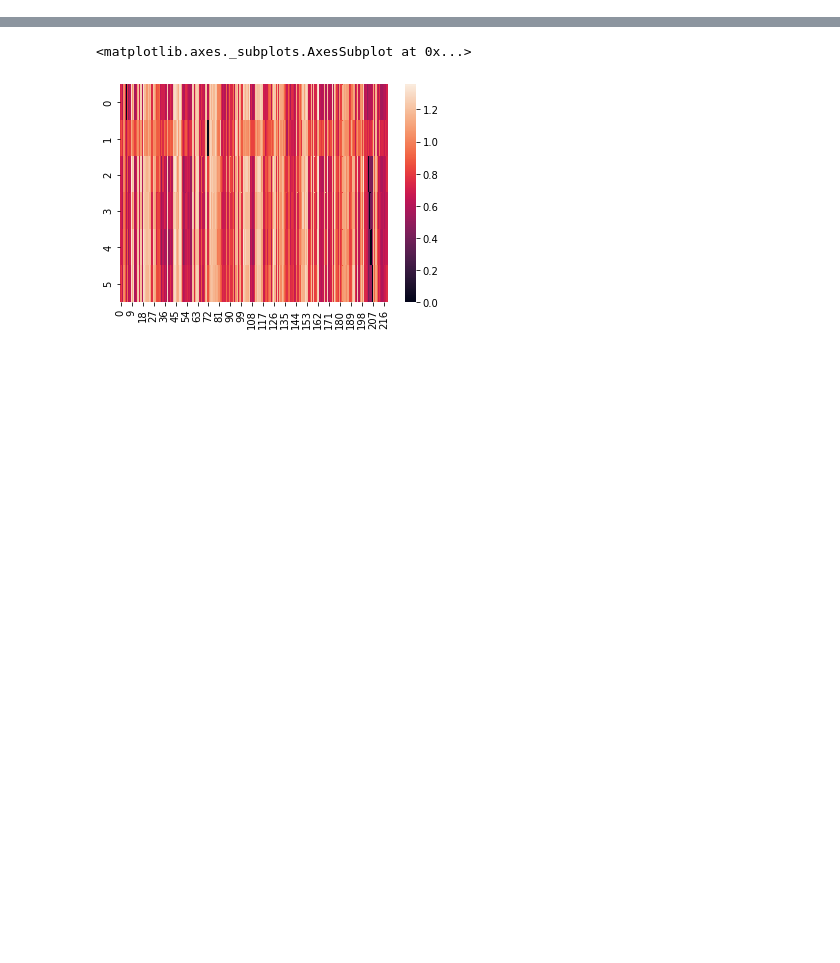
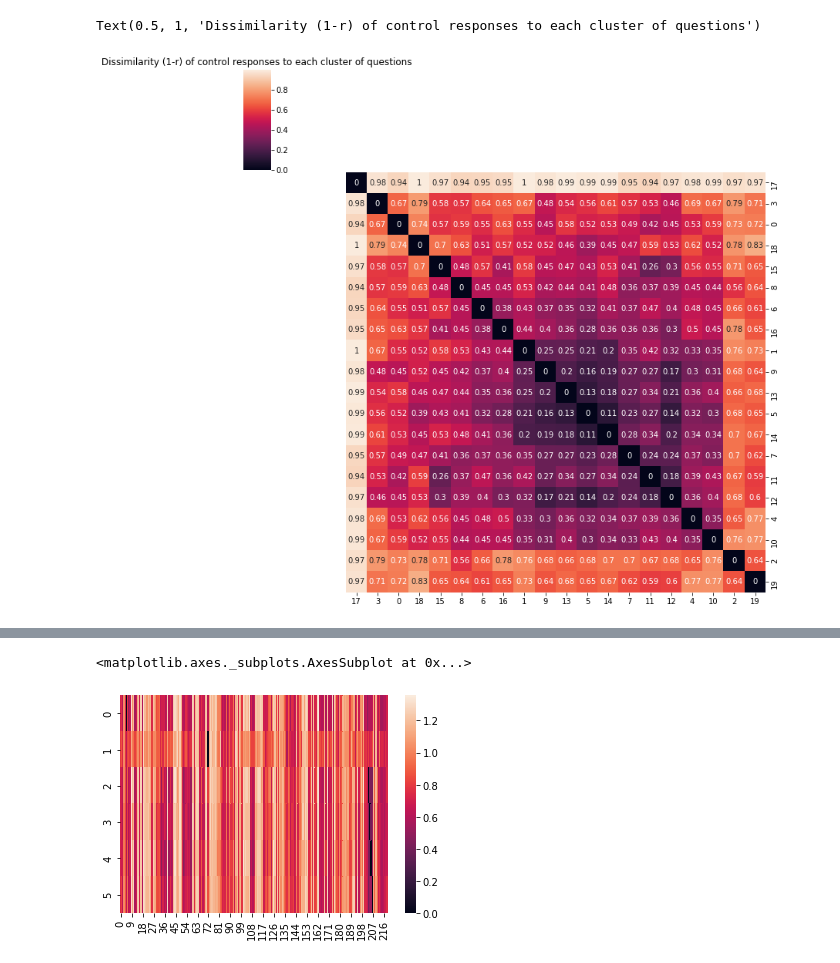
Before and after one commit to ericabusch/RDM_resources, a Jupyter notebook: RDMs.ipynb, the cells around one changed output, grey strips where cells are left out. Saved outputs shown, nothing was run; the diff lists cells and outputs as text; code cells hidden in the pictures; blank space fills up the shorter version.

```diff
--- a/RDMs.ipynb
+++ b/RDMs.ipynb
@@ -56,0 +48,9 @@ sns.heatmap(across_question_correlations)
+# %%
+control_cluster_RDM = sns.clustermap(cluster_by_cluster_RDM,metric='correlation', annot=True)
+control_cluster_RDM.ax_row_dendrogram.set_visible(False)
+control_cluster_RDM.ax_col_dendrogram.set_visible(False)
+ctrl_cluster_ind=control_cluster_RDM.dendrogram_row.reordered_ind
+plt.title('Dissimilarity (1-r) of control responses to each cluster of questions')
+# %% [output]
+Text(0.5, 1, 'Dissimilarity (1-r) of control responses to each cluster of questions')
+[figure, added]
```
Also changed, not shown: parts of 20 cells of this notebook.
